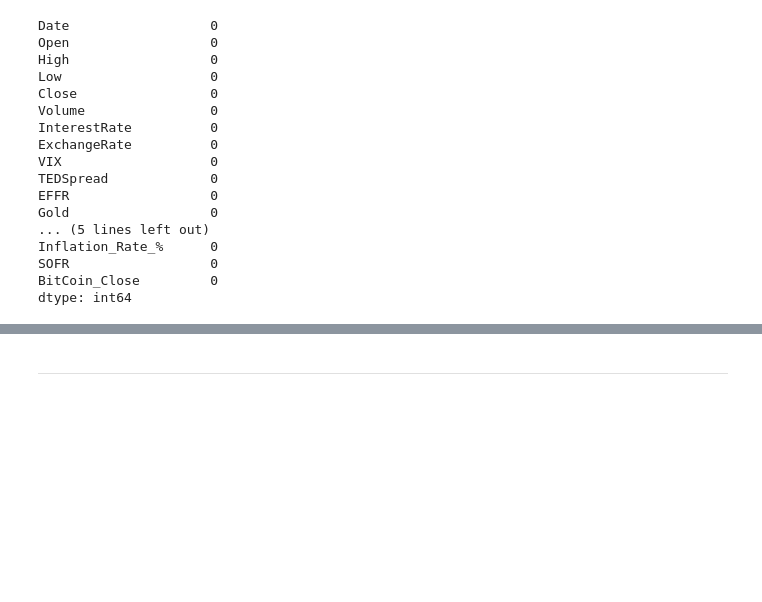
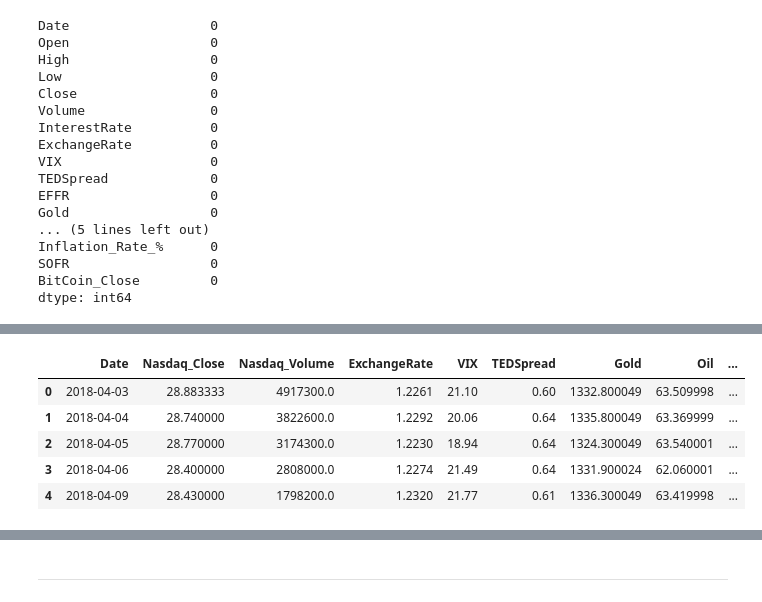
Before and after one commit to Mickyreegs/Project5, a Jupyter notebook: jupyter_notebooks/Data_Collection_And_Cleaning.ipynb, the cells around one changed output, grey strips where cells are left out. Cells and saved outputs as stored; diff of their text form; code cells hidden in the pictures; blank space fills up the shorter version.

```diff
--- a/jupyter_notebooks/Data_Collection.ipynb
+++ b/jupyter_notebooks/Data_Collection_And_Cleaning.ipynb
@@ -242,0 +246,14 @@ dtype: int64
+# %%
+df_final.drop(columns=['Open', 'Low', 'High', 'InterestRate', 'EFFR'], inplace=True)
+df_final.rename(columns={
+    'Close': 'Nasdaq_Close',
+    'Volume': 'Nasdaq_Volume',
+    }, inplace=True)
+df_final.head()
+# %% [output]
+|  | Date | Nasdaq_Close | Nasdaq_Volume | ExchangeRate | VIX | TEDSpread | Gold | Oil | ... |
+| 0 | 2018-04-03 | 28.883333 | 4917300.0 | 1.2261 | 21.10 | 0.60 | 1332.800049 | 63.509998 | ... |
+| 1 | 2018-04-04 | 28.740000 | 3822600.0 | 1.2292 | 20.06 | 0.64 | 1335.800049 | 63.369999 | ... |
+| 2 | 2018-04-05 | 28.770000 | 3174300.0 | 1.2230 | 18.94 | 0.64 | 1324.300049 | 63.540001 | ... |
+| 3 | 2018-04-06 | 28.400000 | 2808000.0 | 1.2274 | 21.49 | 0.64 | 1331.900024 | 62.060001 | ... |
+| 4 | 2018-04-09 | 28.430000 | 1798200.0 | 1.2320 | 21.77 | 0.61 | 1336.300049 | 63.419998 | ... |
```
Also changed, not shown: parts of 6 cells of this notebook, 3 other files.
